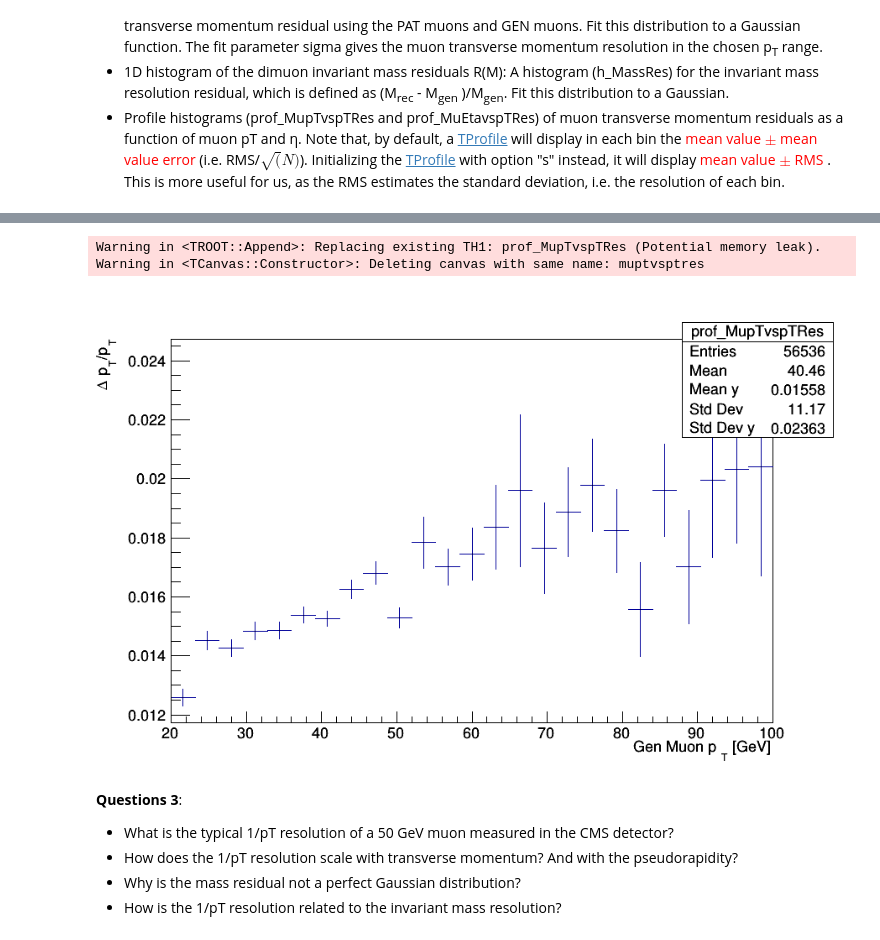
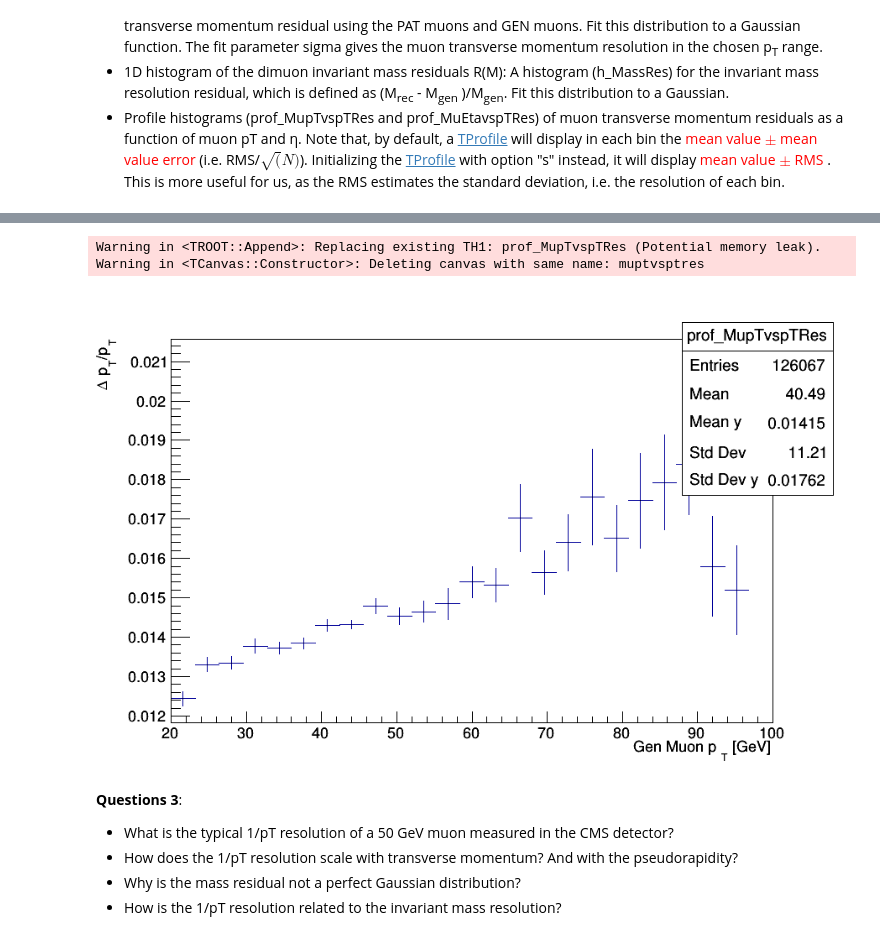
Before and after one commit to Taiantuia/MuonHATSatLPC2020, a Jupyter notebook: Exercise-2-Muon-momentum-scale-and-resolution-corrections.ipynb, the cells around one changed output, grey strips where cells are left out. Saved outputs shown, nothing was run; the diff lists cells and outputs as text; code cells hidden in the pictures.

```diff
--- a/Exercise-2-Muon-momentum-scale-and-resolution-corrections.ipynb
+++ b/Exercise-2-Muon-momentum-scale-and-resolution-corrections.ipynb
@@ -47,5 +50,5 @@ muon_mask=(muon['Muon_genPartIdx']!=-1)& (muon['Muon_isGlobal']==1)& (muon['Muon
 # %%
-muons_good=muons[muon_mask]
+muons_good=muon[muon_mask]
 # %%
 (muon_mask.sum()==2).sum()
 # %% [output]
@@ -83,4 +86,4 @@ AttributeError: 'JaggedArray' object has no attribute 'charge'
 # %% [markdown]
 Lets make sure muons in eaach events have opposite charge
 # %%
-opposite_sign_muon_mask=(two_good_muons.charge[:,0]!=two_good_muons.charge[:,1])
+opposite_sign_muon_mask=(two_good_muons.muon_charge[:,0]!=two_good_muons.muon_charge[:,1])
@@ -125,3 +116,6 @@ two_gen_muon_p4=uproot_methods.TLorentzVectorArray.from_ptetaphim(pf_gen_muons.p
+# %%
+two_gen_muon_p4=uproot_methods.TLorentzVectorArray.from_ptetaphim(two_opposite_good_muons.genpart_pt, two_opposite_good_muons.genpart_eta,
+                                                                  two_opposite_good_muons.genpart_phi, two_opposite_good_muons.genpart_mass)
 # %%
 gen_dimuon_p4=two_gen_muon_p4[:,0]+two_gen_muon_p4[:,1]
 # %%
@@ -287,7 +263,7 @@ We will create the following histograms:
    * Profile histograms (prof_MupTvspTRes and prof_MuEtavspTRes) of muon transverse momentum residuals  as a function of muon pT and &eta;.
 Note that, by default, a [TProfile](http://root.cern.ch/root/html/TProfile.html) will display in each bin the <span style='color:red'> mean value $\pm$ mean value error </span> (i.e. RMS/$\sqrt(N)$). Initializing the [TProfile](http://root.cern.ch/root/html/TProfile.html)  with option "s" instead, it will display <span style='color:red'> mean value $\pm$ RMS </span>. This is more useful for us, as the RMS estimates the standard deviation, i.e. the resolution of each bin.
 # %%
-pt_res=two_gen_muon_p4.pt.flatten()/two_opposite_good_muons.pt.flatten()-1
+pt_res=two_opposite_good_muons.genpart_pt.flatten()/two_opposite_good_muons.muon_pt.flatten()-1
 plt.figure(figsize=(9,6))
 plt.hist(pt_res, bins=100, range=[-0.25,0.25], histtype='step',linewidth=2, color='blue', label='$1/p_T$ residual')
 #plt.legend()
@@ -393,14 +368,14 @@ Warning in <TCanvas::Constructor>: Deleting canvas with same name: muetavsptres
 # %%
 prof_MupTvspTRes = ROOT.TProfile("prof_MupTvspTRes",";Gen Muon p_{T} [GeV];#Delta p_{T}/p_{T}",25,20,100,0,1)
 for ptres, pt in zip(pt_res, two_gen_muon_p4.pt.flatten()):
     prof_MupTvspTRes.Fill(pt, ptres, 1)
-c5 = ROOT.TCanvas("muptvsptres","",900,600)
+c8 = ROOT.TCanvas("muptvsptres","",900,600)
 prof_MupTvspTRes.Draw()
-c5.Draw()
+c8.Draw()
 # %% [output]
 Warning in <TROOT::Append>: Replacing existing TH1: prof_MupTvspTRes (Potential memory leak).
 Warning in <TCanvas::Constructor>: Deleting canvas with same name: muptvsptres
-[figure, old version]
+[figure, new version]
 # %% [markdown]
 **Questions 3**:
 * What is the typical 1/pT resolution of a 50 GeV muon measured in the CMS detector?
```
Also changed, not shown: parts of 38 cells of this notebook.
